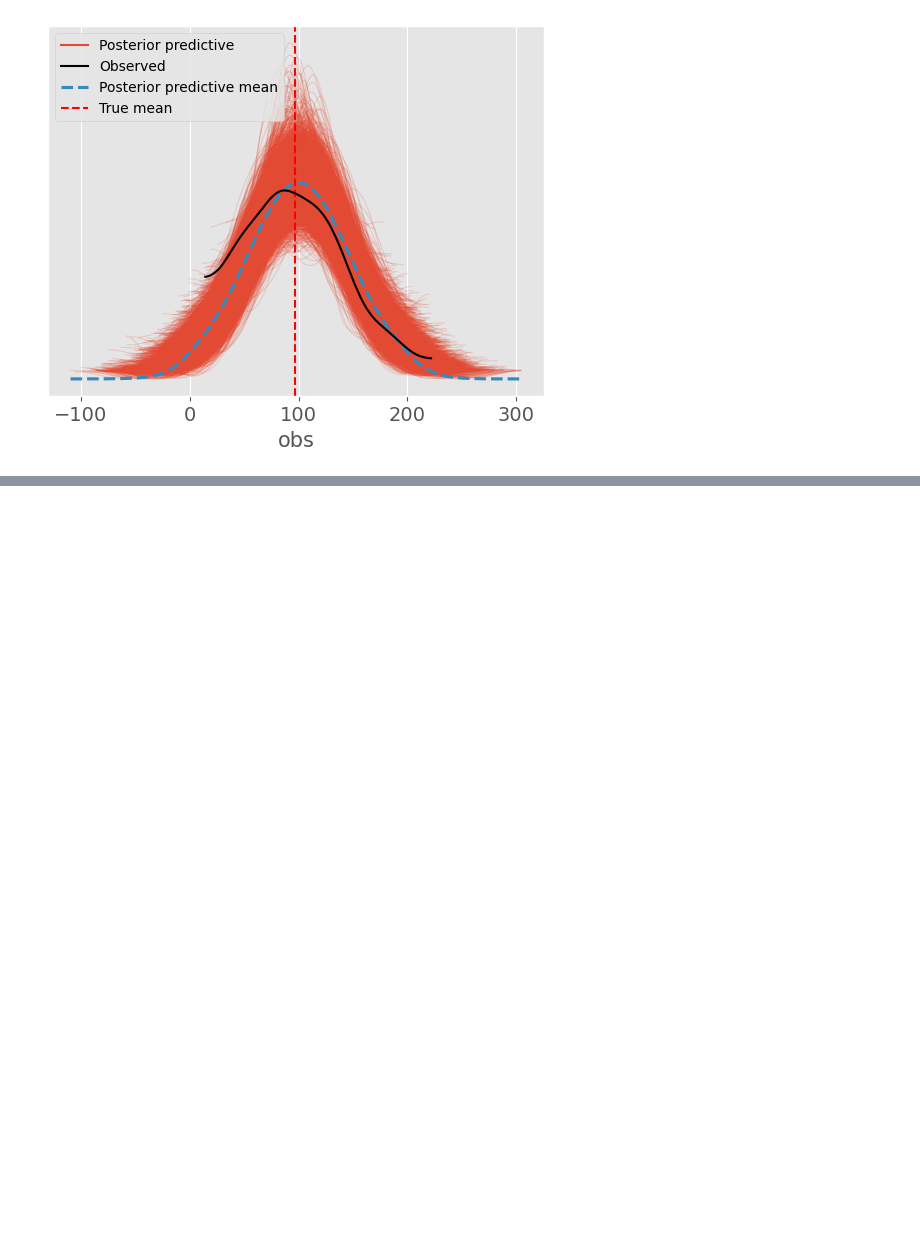
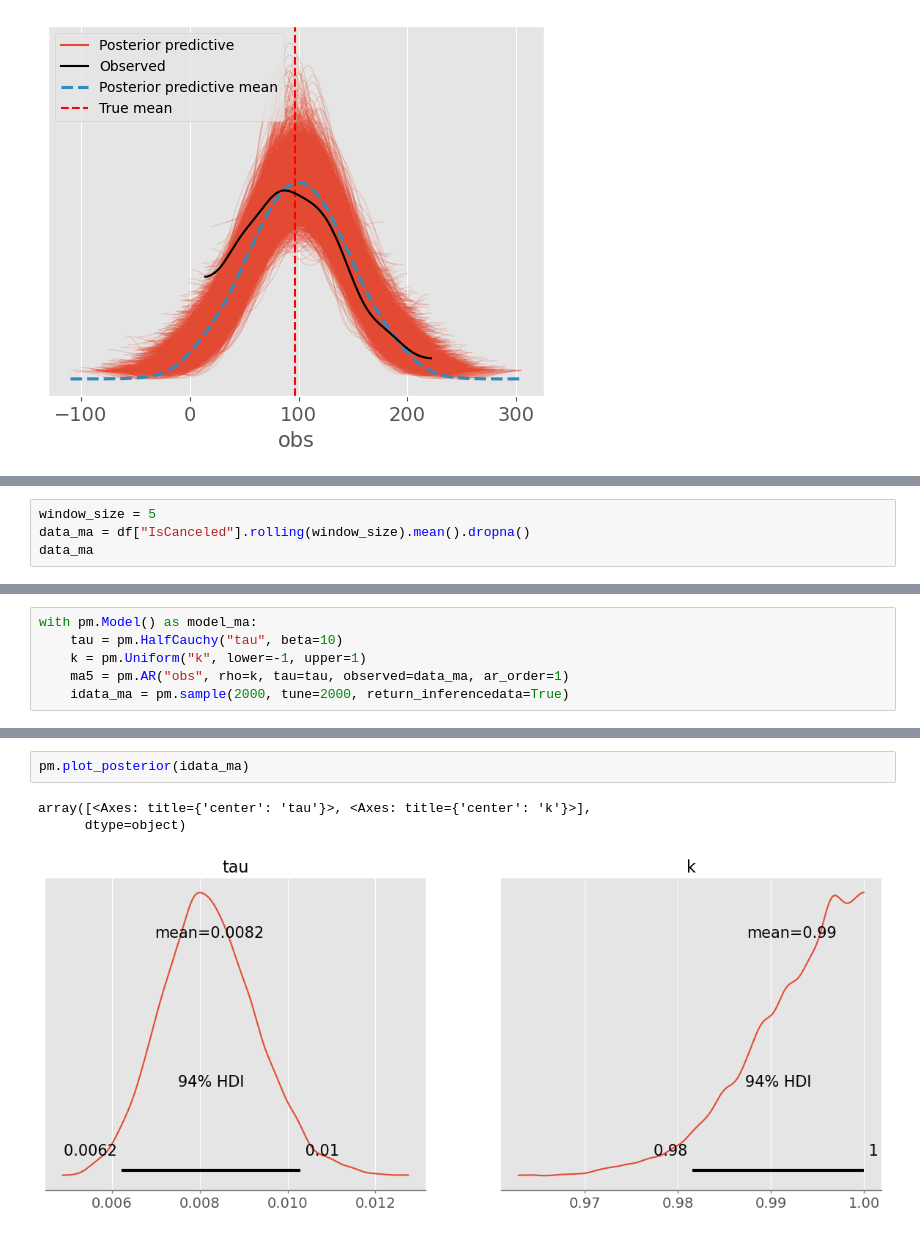
Before and after one commit to auspect/Bayesian_TS, a Jupyter notebook: Notebooks/pymc_nbk1.ipynb, the cells around one changed output, grey strips where cells are left out. Saved outputs shown, nothing was run; the diff lists cells and outputs as text; blank space fills up the shorter version.

```diff
--- a/Notebooks/pymc_nbk1.ipynb
+++ b/Notebooks/pymc_nbk1.ipynb
@@ -96,0 +133,4 @@ ax.legend(fontsize=10);
+# %%
+window_size = 5
+data_ma = df["IsCanceled"].rolling(window_size).mean().dropna()
+data_ma
@@ -96,0 +150,6 @@ ax.legend(fontsize=10);
+# %%
+with pm.Model() as model_ma:
+    tau = pm.HalfCauchy("tau", beta=10)
+    k = pm.Uniform("k", lower=-1, upper=1)
+    ma5 = pm.AR("obs", rho=k, tau=tau, observed=data_ma, ar_order=1)
+    idata_ma = pm.sample(2000, tune=2000, return_inferencedata=True)
@@ -96,0 +164,6 @@ ax.legend(fontsize=10);
+# %%
+pm.plot_posterior(idata_ma)
+# %% [output]
+array([<Axes: title={'center': 'tau'}>, <Axes: title={'center': 'k'}>],
+      dtype=object)
+[figure, added]
```
Also changed, not shown: parts of 11 cells of this notebook.
